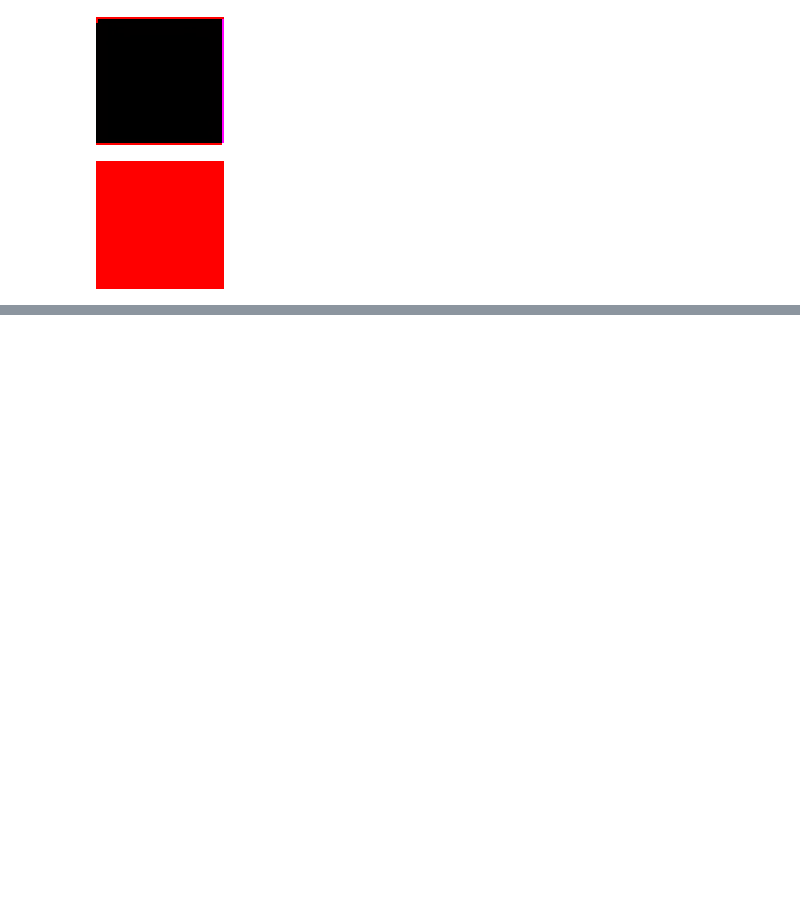
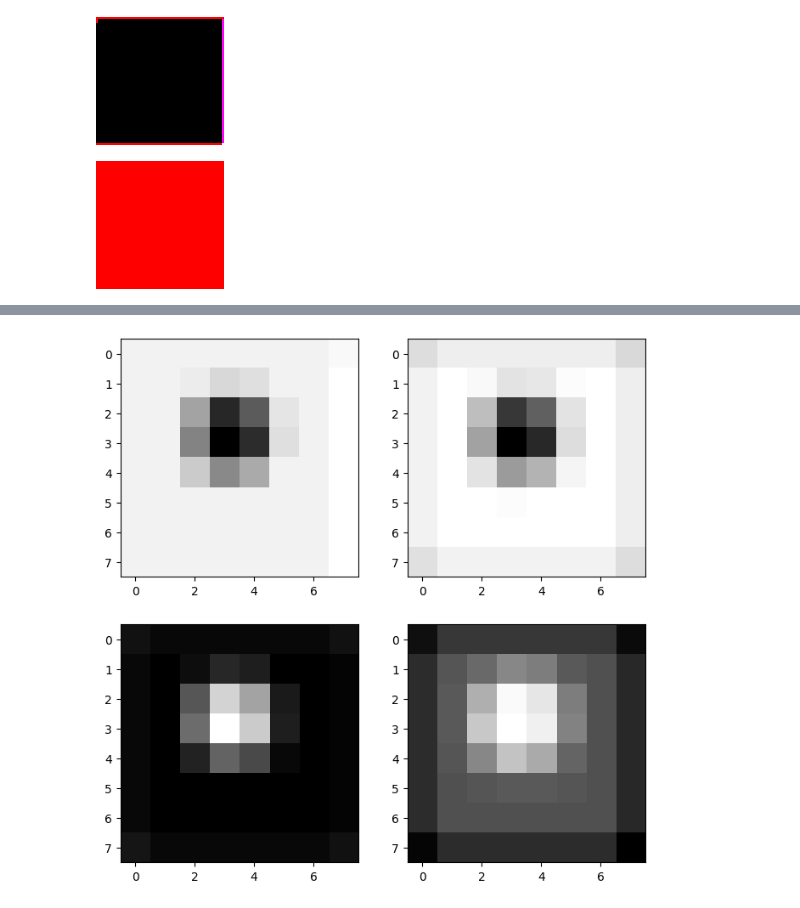
Before and after one commit to julenurchoeguia/vton, a Jupyter notebook: julen/autoencoder.ipynb, the cells around one changed output, grey strips where cells are left out. Drawn from its saved outputs; the diff is of its cells as text; code cells hidden in the pictures; blank space fills up the shorter version.

Commit message:
updates autoencoder

```diff
--- a/julen/autoencoder.ipynb
+++ b/julen/autoencoder.ipynb
@@ -11,4 +5,0 @@ img.show()
-# %%
-img_array = np.array(img)
-img_array = img_array/255
-img_array = img_array.transpose(2, 0, 1).astype(np.float32)
@@ -123,6 +117,7 @@ class Encoder(nn.Module):
         self.conv4 = nn.Conv2d(128, 256, 3, padding=1)
         self.silu = nn.SiLU()
         self.maxpool = nn.MaxPool2d(2)
+        self.conv1_1 = nn.Conv2d(256, 4, 1, padding=0)
 
     def forward(self, x: torch.Tensor) -> torch.Tensor:
         y = self.conv1(x)
@@ -137,6 +132,7 @@ class Encoder(nn.Module):
         y = self.conv4(y)
         y = self.silu(y)
         y = self.maxpool(y)
+        y = self.conv1_1(y)
         return y
 
 class Decoder(nn.Module):
@@ -148,9 +144,11 @@ class Decoder(nn.Module):
         self.conv4 = nn.Conv2d(32, output_channels, 3, padding=1)
         self.silu = nn.SiLU()
         self.upsample = nn.Upsample(scale_factor=2)
+        self.conv1_1 = nn.Conv2d(4, 256, 1, padding=0)
 
     def forward(self, x: torch.Tensor) -> torch.Tensor:
-        y = self.conv1(x)
+        y = self.conv1_1(x)
+        y = self.conv1(y)
         y = self.silu(y)
         y = self.upsample(y)
         y = self.conv2(y)
@@ -254,0 +445,27 @@ generate_image(image_size, num_images)
+# %%
+tensor = image_to_tensor(dataset_test[0])
+latent = autoencoder.encoder(tensor)
+latent = (latent - latent.min())/(latent.max() - latent.min())
+
+
+#split latent into 4 channels
+channels = latent.squeeze(0).split(1)
+
+images = [tensor_to_image(channel.unsqueeze(0).detach()) for channel in channels]
+
+#write function to make grid using matplotlib in grayscale colorscheme
+def make_grid_using_matplotlib(images):
+    import matplotlib.pyplot as plt
+    fig = plt.figure(figsize=(8, 8))
+
+    columns = 2
+    rows = 2
+    for i in range(1, columns*rows +1):
+        fig.add_subplot(rows, columns, i)
+
+        plt.imshow(images[i-1], cmap='gray')
+    plt.show()
+
+make_grid_using_matplotlib(images)
+# %% [output]
+[figure, added]
```
Also changed, not shown: parts of 13 cells of this notebook, 4 other files.
